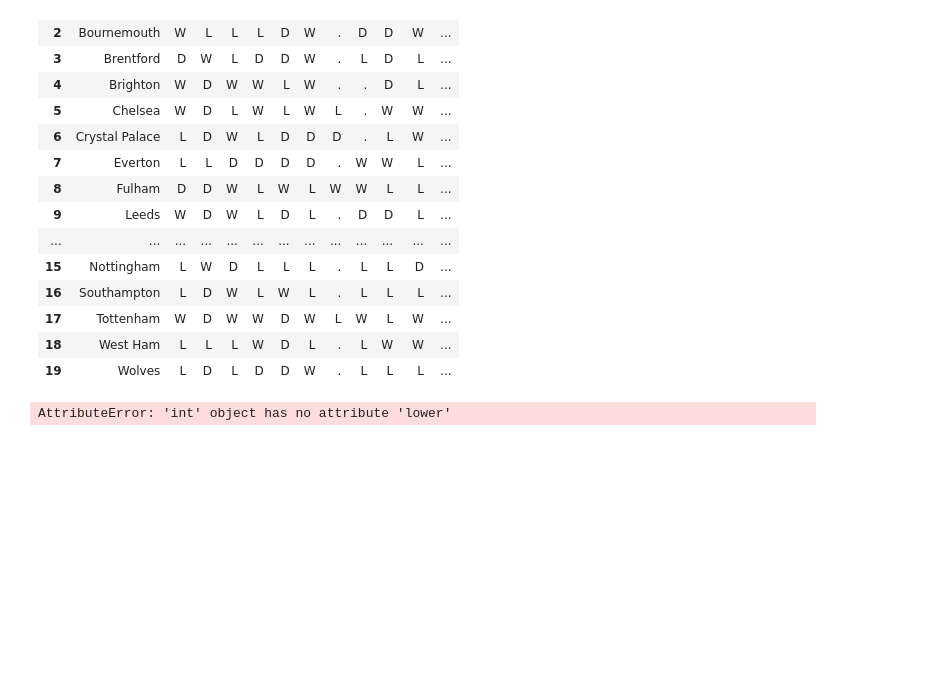
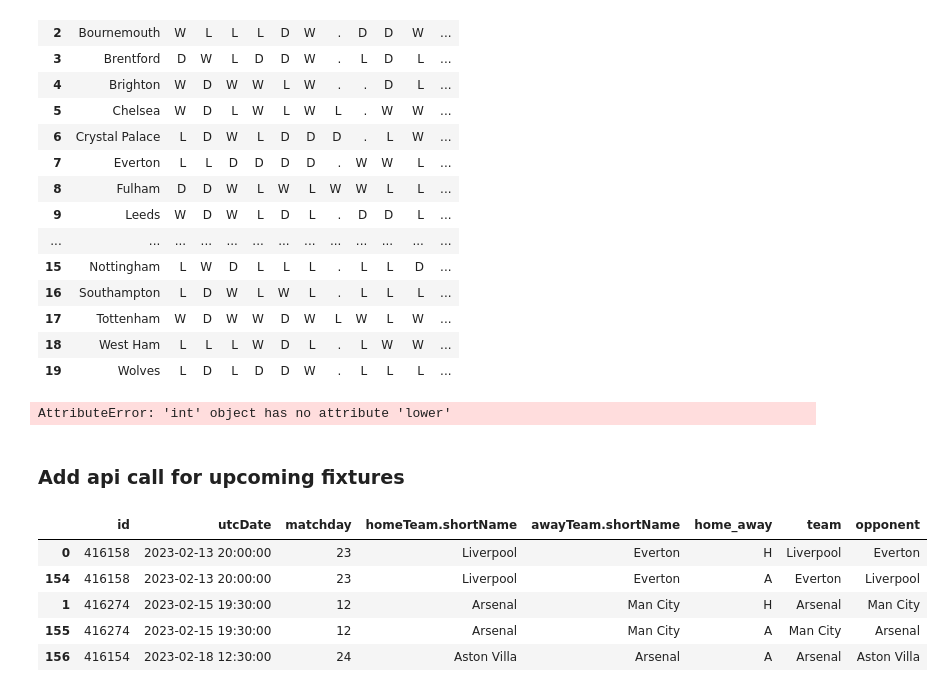
Before and after one commit to solstice035/footballdash, a Jupyter notebook: code/notebooks/results_api.ipynb, the cells around one changed output. Cells and saved outputs as stored; diff of their text form; code cells hidden in the pictures; blank space fills up the shorter version.

Commit message:
upcoming fixtures api call

```diff
--- a/code/notebooks/results_api.ipynb
+++ b/code/notebooks/results_api.ipynb
@@ -530,2 +530,61 @@ export_excel(df_matchday, 'matchday_form')
 # %% [output]
 AttributeError: 'int' object has no attribute 'lower'
+# %% [markdown]
+### Add api call for upcoming fixtures
+# %%
+# call the API to get then next fixtures
+
+
+uri = 'http://api.football-data.org/v4/competitions/PL/matches?status=SCHEDULED'
+headers = { 'X-Auth-Token':  api_key}
+
+response = requests.get(uri, headers=headers)
+data = response.json()
+df_scheduled = pd.json_normalize(data, record_path = ['matches'])
+
+# convert date to datetime and remove timezone
+df_scheduled['utcDate'] = pd.to_datetime(df_scheduled['utcDate']).dt.tz_localize(None)
+
+# keep only the columns we need
+
+schedule_keep_cols = ['id', 'utcDate', 'matchday', 'homeTeam.shortName', 'awayTeam.shortName']
+df_scheduled = df_scheduled[schedule_keep_cols]
+
+# rename team names from dict
+df_scheduled['homeTeam.shortName'] = df_scheduled['homeTeam.shortName'].replace(club_names)
+df_scheduled['awayTeam.shortName'] = df_scheduled['awayTeam.shortName'].replace(club_names)
+
+
+
+# convert each match into two rows (one for each team)
+
+df_scheduled['H'] = df_scheduled['homeTeam.shortName']
+df_scheduled['A'] = df_scheduled['awayTeam.shortName']
+
+df_scheduled = pd.melt(
+    df_scheduled,
+    id_vars=schedule_keep_cols,
+    value_vars=["H", "A"],
+    var_name="home_away",
+    value_name="team",
+)
+
+
+
+df_scheduled['opponent'] = np.where(
+    df_scheduled['home_away'] == 'H',
+    df_scheduled['awayTeam.shortName'],
+    df_scheduled['homeTeam.shortName']
+    )
+
+    # sort by date
+df_scheduled = df_scheduled.sort_values(by=['utcDate'])
+
+df_scheduled.head()
+# %% [output]
+|  | id | utcDate | matchday | homeTeam.shortName | awayTeam.shortName | home_away | team | opponent |
+| 0 | 416158 | 2023-02-13 20:00:00 | 23 | Liverpool | Everton | H | Liverpool | Everton |
+| 154 | 416158 | 2023-02-13 20:00:00 | 23 | Liverpool | Everton | A | Everton | Liverpool |
+| 1 | 416274 | 2023-02-15 19:30:00 | 12 | Arsenal | Man City | H | Arsenal | Man City |
+| 155 | 416274 | 2023-02-15 19:30:00 | 12 | Arsenal | Man City | A | Man City | Arsenal |
+| 156 | 416154 | 2023-02-18 12:30:00 | 24 | Aston Villa | Arsenal | A | Arsenal | Aston Villa |
```
Also changed, not shown: parts of 3 cells of this notebook.
